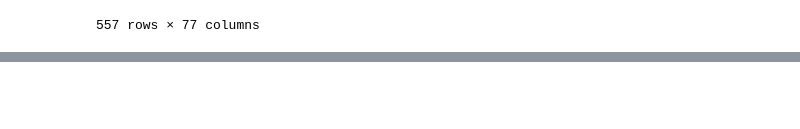
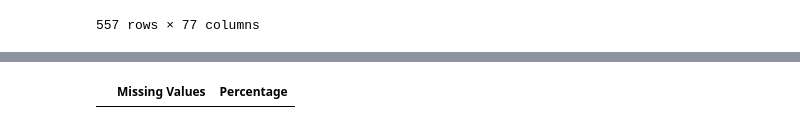
Before and after one commit to NaufalYogaPratama/learning-data-science, a Jupyter notebook: ml-basics/ml-workflow/ml_basics.ipynb, the cells around one changed output, grey strips where cells are left out. Drawn from its saved outputs; the diff is of its cells as text; code cells hidden in the pictures; blank space fills up the shorter version.

Commit message:
feat: perform exploratory and explanatory data analysis

```diff
--- a/ml-basics/ml-workflow/ml_basics.ipynb
+++ b/ml-basics/ml-workflow/ml_basics.ipynb
@@ -280,0 +293,13 @@ df_lencoder
+# %%
+# Menghitung jumlah dan persentase missing values di setiap kolom
+missing_values = df_lencoder.isnull().sum()
+missing_percentage = (missing_values / len(df_lencoder)) * 100
+
+missing_data = pd.DataFrame({
+    'Missing Values': missing_values,
+    'Percentage': missing_percentage
+}).sort_values(by='Missing Values', ascending=False)
+
+missing_data[missing_data['Missing Values'] > 0]  # Menampilkan kolom dengan missing values
+# %% [output]
+|  | Missing Values | Percentage |
```
Also changed, not shown: parts of 6 cells of this notebook.
